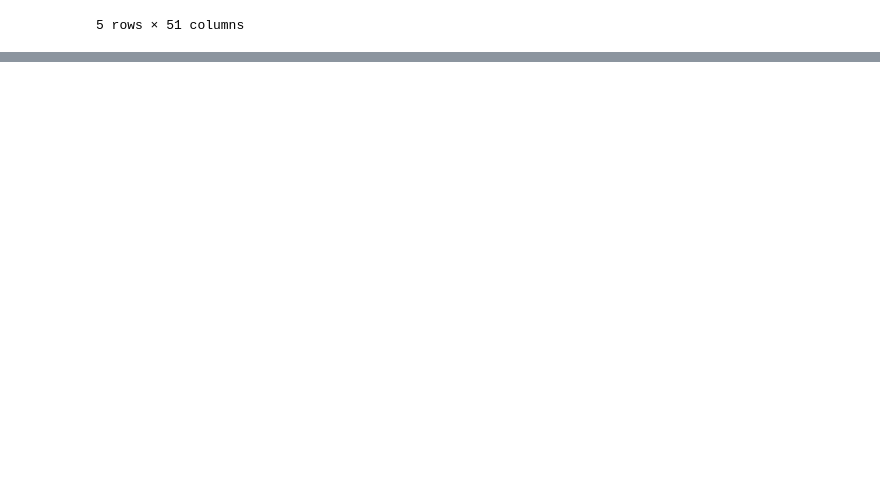
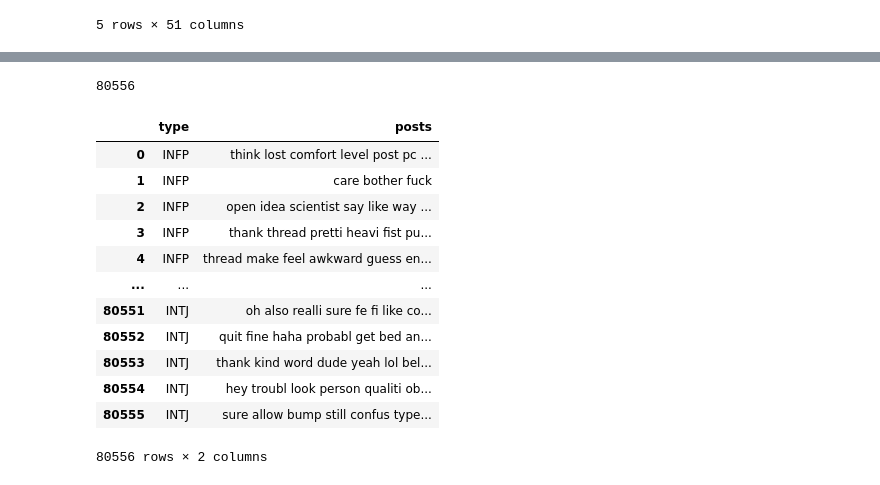
Before and after one commit to hollowaydon/IDS_group37, a Jupyter notebook: mbti_models.ipynb, the cells around one changed output, grey strips where cells are left out. Drawn from its saved outputs; the diff is of its cells as text; code cells hidden in the pictures; blank space fills up the shorter version.

```diff
--- a/mbti_models.ipynb
+++ b/mbti_models.ipynb
@@ -61,0 +103,14 @@ df_mbti.head()
+# %%
+new_list_2 = [x.split('|||') for x in l]
+
+for i in range(len(new_list_2)):
+    temp = []
+    for j in new_list_2[i]:
+        processed_post = data_preprocess(j)
+        if processed_post != "":
+            temp.append(processed_post)
+    new_list_2[i] = temp
+    new_list_2[i].insert(0, targets[i])
+
+new_list_processed = [x for x in new_list_2 if len(x) <= 51]
+df_mbti_processed = pd.DataFrame(new_list_processed)
@@ -79,0 +206,22 @@ text_test_data = text_test_data[text_test_data[:,1] != None]
+# %%
+len(text_test_data1)
+# %% [output]
+80556
+# %%
+df = pd.DataFrame(text_test_data1)
+df.rename(columns = {0: "type", 1: "posts"}, inplace = True)
+df
+# %% [output]
+|  | type | posts |
+| 0 | INFP | think lost comfort level post pc ... |
+| 1 | INFP | care bother fuck |
+| 2 | INFP | open idea scientist say like way ... |
+| 3 | INFP | thank thread pretti heavi fist pu... |
+| 4 | INFP | thread make feel awkward guess en... |
+| ... | ... | ... |
+| 80551 | INTJ | oh also realli sure fe fi like co... |
+| 80552 | INTJ | quit fine haha probabl get bed an... |
+| 80553 | INTJ | thank kind word dude yeah lol bel... |
+| 80554 | INTJ | hey troubl look person qualiti ob... |
+| 80555 | INTJ | sure allow bump still confus type... |
+80556 rows × 2 columns
```
Also changed, not shown: parts of 23 cells of this notebook.
